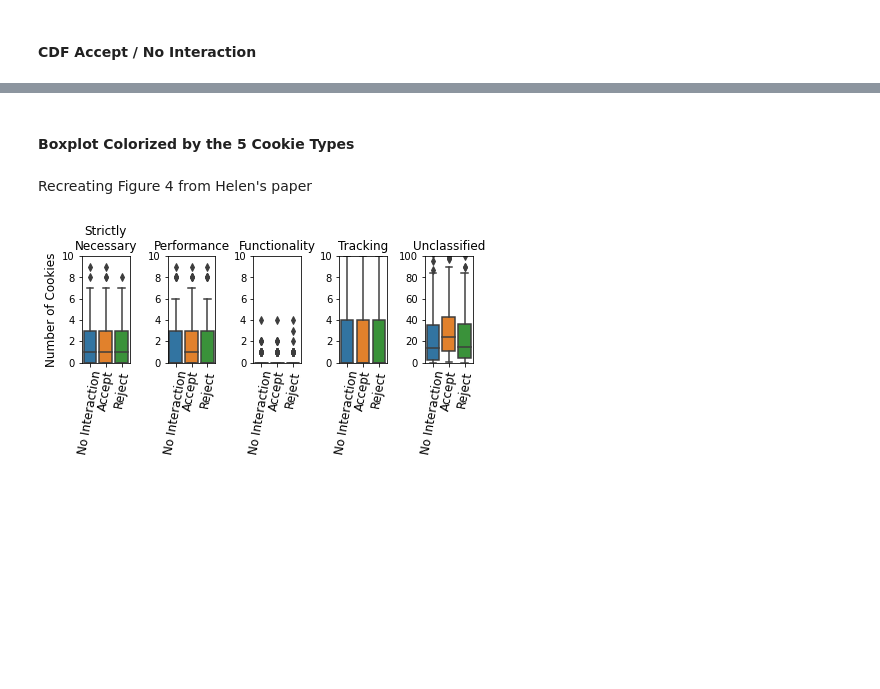
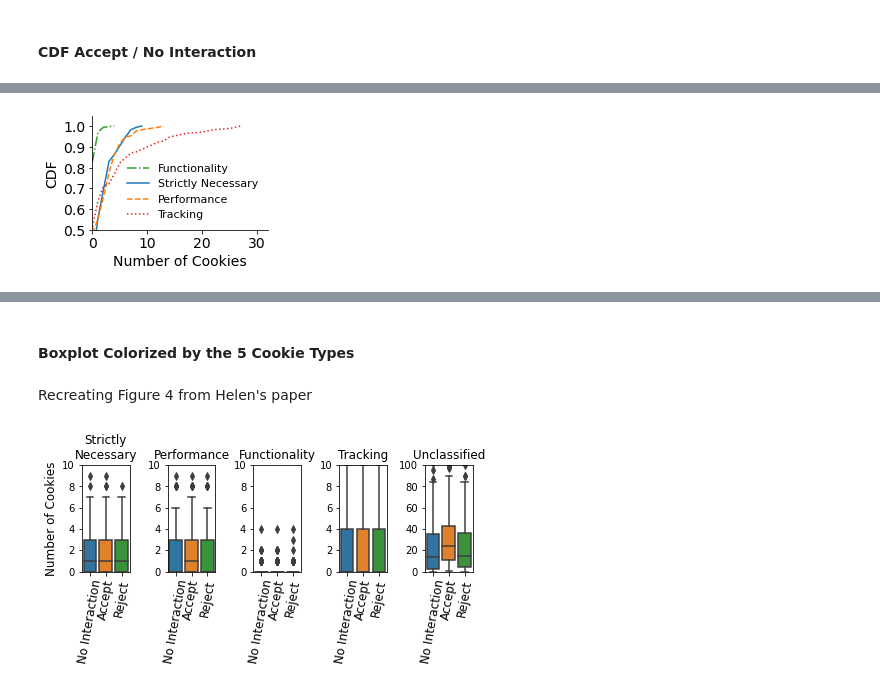
Before and after one commit to maxwellmlin/dataverse-files, a Jupyter notebook: reproducibility/analysis.ipynb, the cells around one changed output, grey strips where cells are left out. Saved outputs shown, nothing was run; the diff lists cells and outputs as text; code cells hidden in the pictures; blank space fills up the shorter version.

```diff
--- a/reproducibility/analysis.ipynb
+++ b/reproducibility/analysis.ipynb
@@ -2,6 +2,8 @@
 # Geocookies Analysis
 # %%
 ROOT = "data/desktop/detectedBanner" # path of the crawl data
+
+line_styles = ['-', '--', '-.', ':', (0, (5, 1)), (0, (3, 1, 1, 1))]
 # %% [markdown]
 ## Package imports
 # %%
@@ -1133,0 +1230,4 @@ Error:
+# %%
+plot_cdf_cookie_counts(accept_df, 'Distribution of Cookies after Clicking Accept Button', fig_name='bannerclick_accept_cdf')
+# %% [output]
+[figure, added]
```
Also changed, not shown: parts of 16 cells of this notebook, 3 other files.
